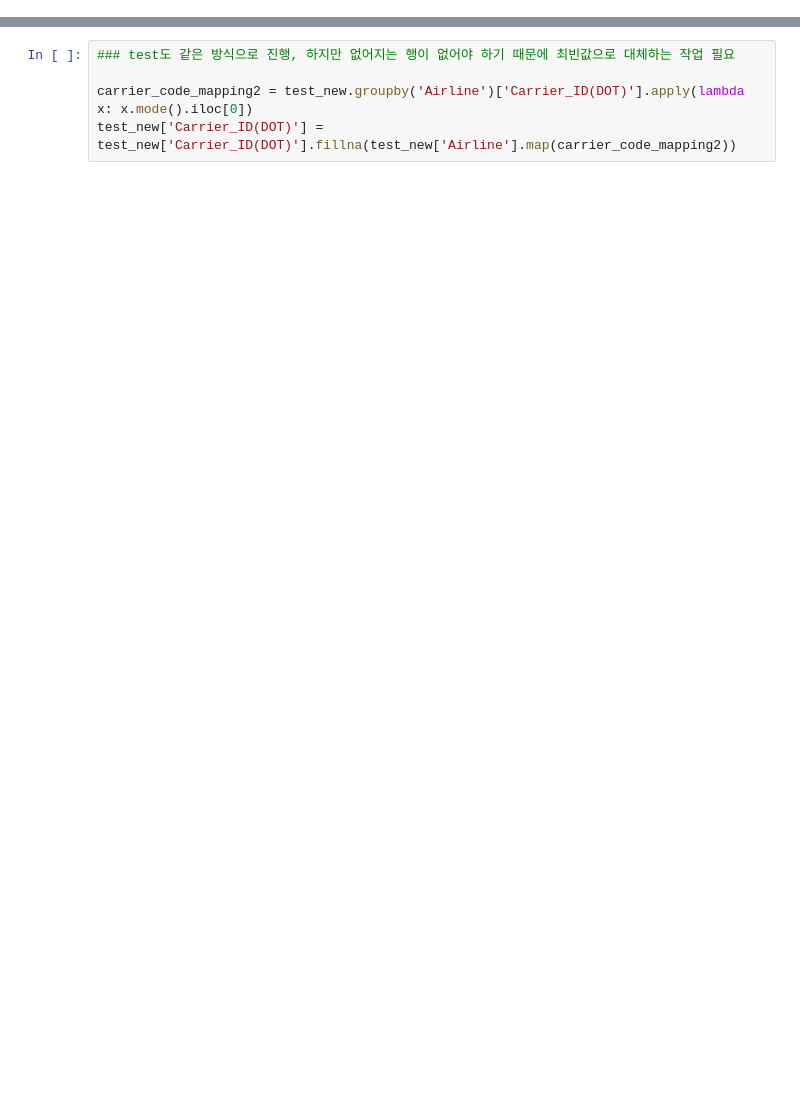
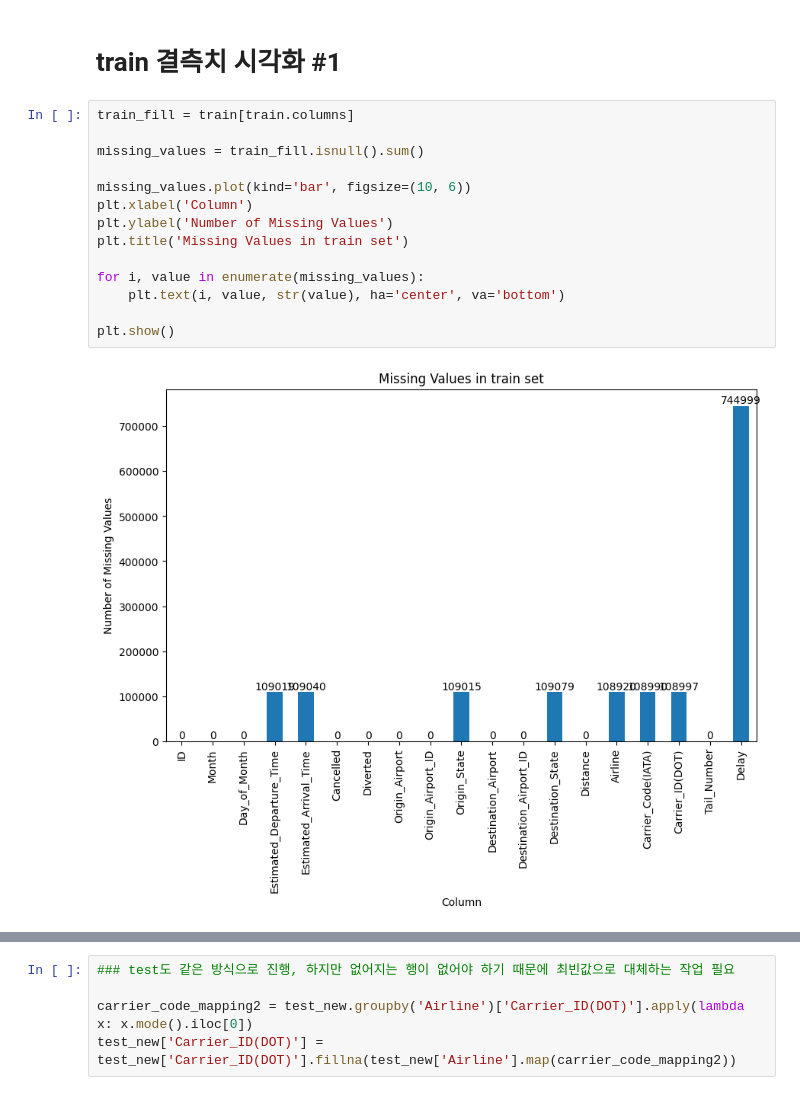
Before and after one commit to tlsehdgns1999/tlsehdgns1999, a Jupyter notebook: airline_delay.ipynb, the cells around one changed output, grey strips where cells are left out. Drawn from its saved outputs; the diff is of its cells as text; blank space fills up the shorter version.

```diff
--- a/airline_delay.ipynb
+++ b/airline_delay.ipynb
@@ -66,0 +93,18 @@ train_new.isnull().sum()
+# %% [markdown]
+#  train 결측치 시각화 #1
+# %%
+train_fill = train[train.columns]
+
+missing_values = train_fill.isnull().sum()
+
+missing_values.plot(kind='bar', figsize=(10, 6))
+plt.xlabel('Column')
+plt.ylabel('Number of Missing Values')
+plt.title('Missing Values in train set')
+
+for i, value in enumerate(missing_values):
+    plt.text(i, value, str(value), ha='center', va='bottom')
+
+plt.show()
+# %% [output]
+[figure, added]
```
Also changed, not shown: parts of 97 cells of this notebook.
